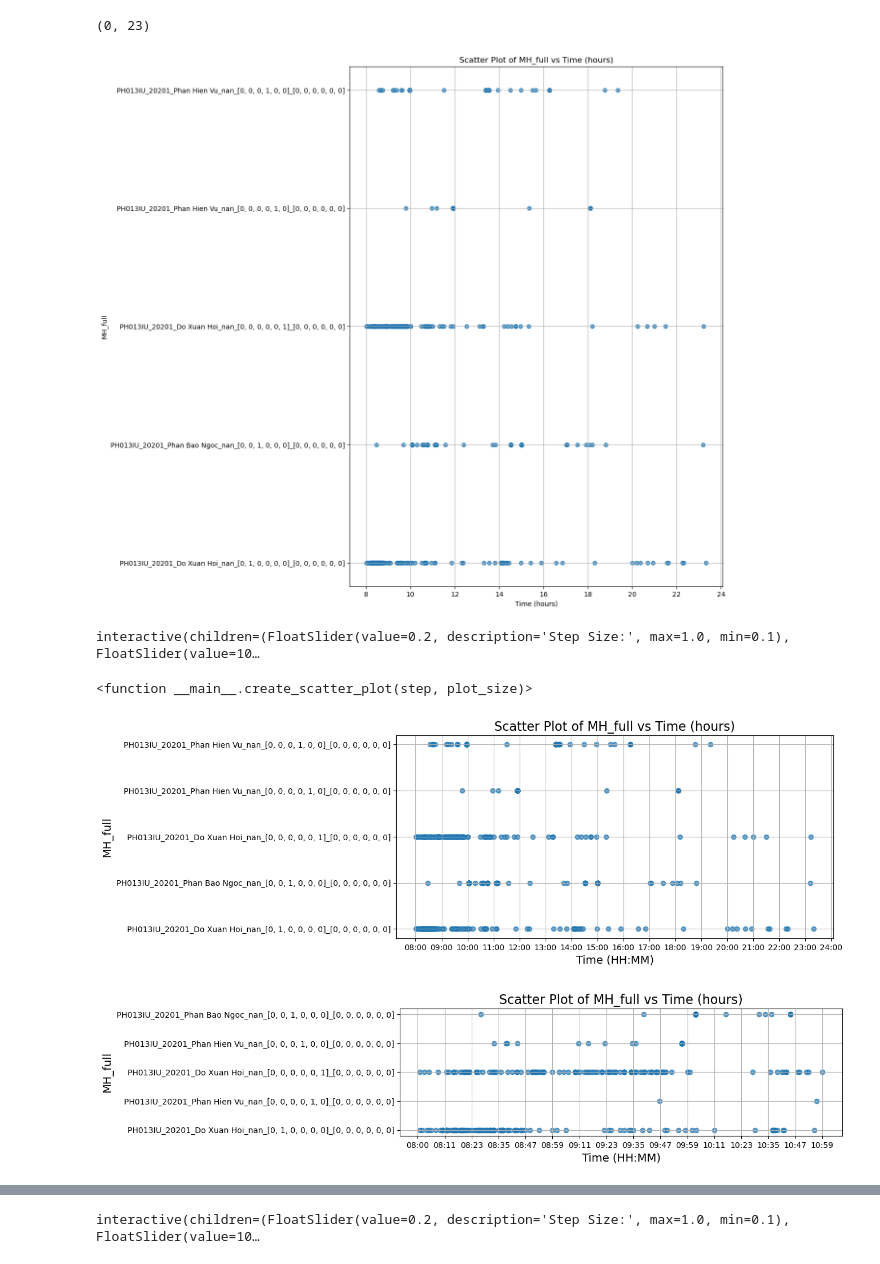
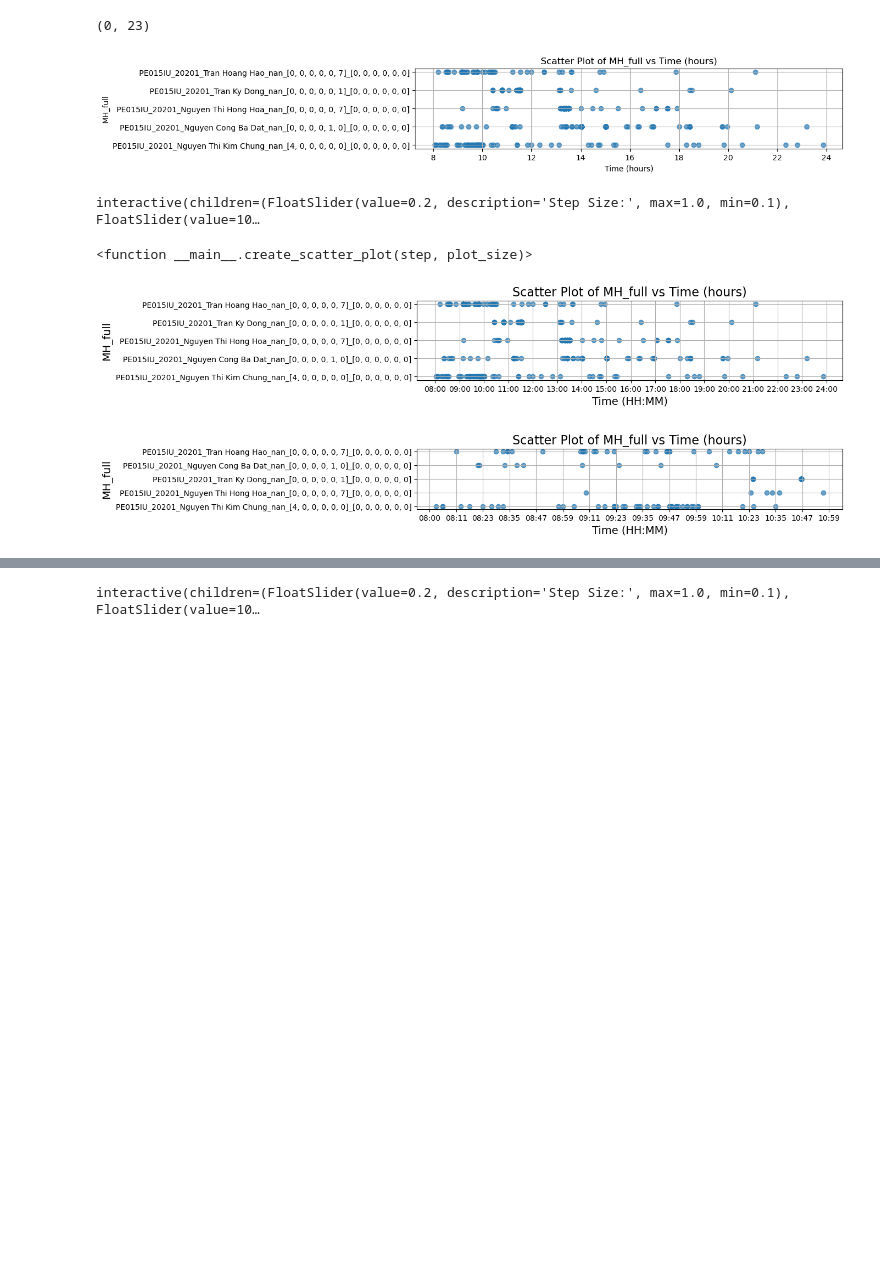
Before and after one commit to NHL04/ml-001-train-model, a Jupyter notebook: Process_data_p2-3_Time_range_visualization.ipynb, the cells around one changed output, grey strips where cells are left out. Cells and saved outputs as stored; diff of their text form; code cells hidden in the pictures; blank space fills up the shorter version.

```diff
--- a/Process_data_p2-3_Time_range_visualization.ipynb
+++ b/Process_data_p2-3_Time_range_visualization.ipynb
@@ -212,35 +212,35 @@ test_df.shape
 (0, 23)
 # %%
 # test_df = df[df['MaMH'] == "MA023IU"]
-test_df = df[(df['MaMH'] == "PH013IU") & (df['NHHK'] == 20201)]
+test_df = df[(df['MaMH'] == "PE015IU") & (df['NHHK'] == 20201)]
 # %%
 # Filter the dataframe based on Time_seconds range
 filtered_df = test_df[(test_df['Time_seconds'] >= 28800) & (test_df['Time_seconds'] <= 86400)]
 # filtered_df = test_df[(test_df['Time_seconds'] >= 28800) & (test_df['Time_seconds'] <= 43200)]
 # filtered_df = test_df[(test_df['Time_seconds'] >= 28800) & (test_df['Time_seconds'] <= 36000)]
 
 
 # Convert Time_seconds to hours using .loc to avoid SettingWithCopyWarning
 filtered_df.loc[:, 'Time_hours'] = filtered_df['Time_seconds'] / 3600
 
 # Calculate the number of rows in the filtered DataFrame
 num_rows = len(filtered_df)
 
 # Determine the y-size of the plot based on the number of rows
 # ysize = max(2, num_rows * 0.005)  # Set a minimum height of 6 inches
-ysize = num_rows * 0.03
+ysize = num_rows * 0.005
 
 # Create the scatter plot with dynamically adjusted size
 plt.figure(figsize=(10, ysize))
 
 plt.scatter(filtered_df['Time_hours'], filtered_df['MH_full'], alpha=0.7)
 plt.xlabel('Time (hours)')
 plt.ylabel('MH_full')
 plt.title('Scatter Plot of MH_full vs Time (hours)')
 plt.grid(True)
 plt.show()
 # %% [output]
-[figure, old version]
+[figure, new version]
 # %%
 # Function to create the scatter plot
 def create_scatter_plot(step, plot_size):
@@ -305,7 +305,7 @@ num_rows = len(filtered_df)
 
 # Determine the y-size of the plot based on the number of rows
 # ysize = max(2, num_rows * 0.005)  # Set a minimum height of 6 inches
-ysize = num_rows * 0.01
+ysize = num_rows * 0.005
 
 # Create the scatter plot
 plt.figure(figsize=(10, ysize))
@@ -333,7 +333,7 @@ plt.title('Scatter Plot of MH_full vs Time (hours)', fontsize=16)
 plt.grid(True)
 plt.show()
 # %% [output]
-[figure, old version]
+[figure, new version]
 # %%
 # Filter the dataframe based on Time_seconds range
 filtered_df = test_df[(test_df['Time_seconds'] >= 28800) & (test_df['Time_seconds'] <= 39600)].copy()
@@ -374,7 +374,7 @@ plt.title('Scatter Plot of MH_full vs Time (hours)', fontsize=16)
 plt.grid(True)
 plt.show()
 # %% [output]
-[figure, old version]
+[figure, new version]
 # %%
 # Filter the dataframe based on Time_seconds range
 filtered_df = test_df[(test_df['Time_seconds'] >= 28800) & (test_df['Time_seconds'] <= 36000)].copy()
```
Also changed, not shown: parts of 1 cell of this notebook, 2 other files.
